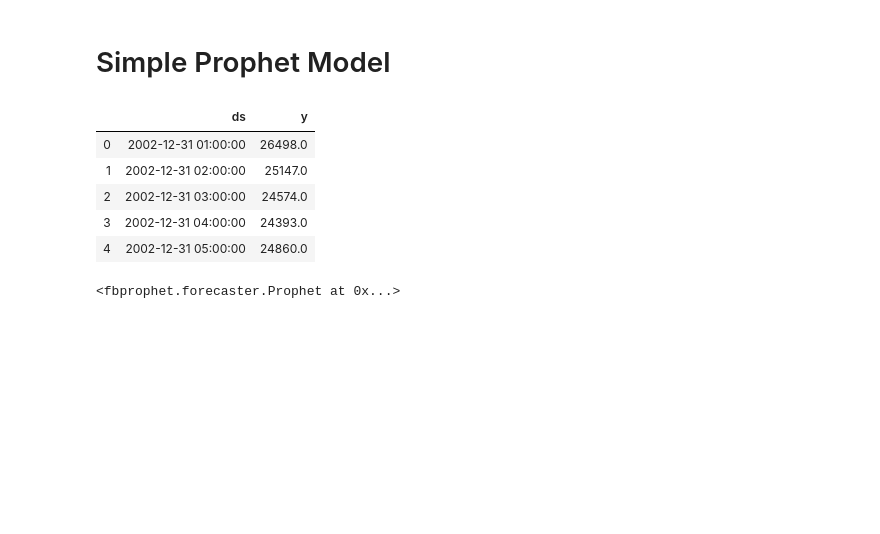
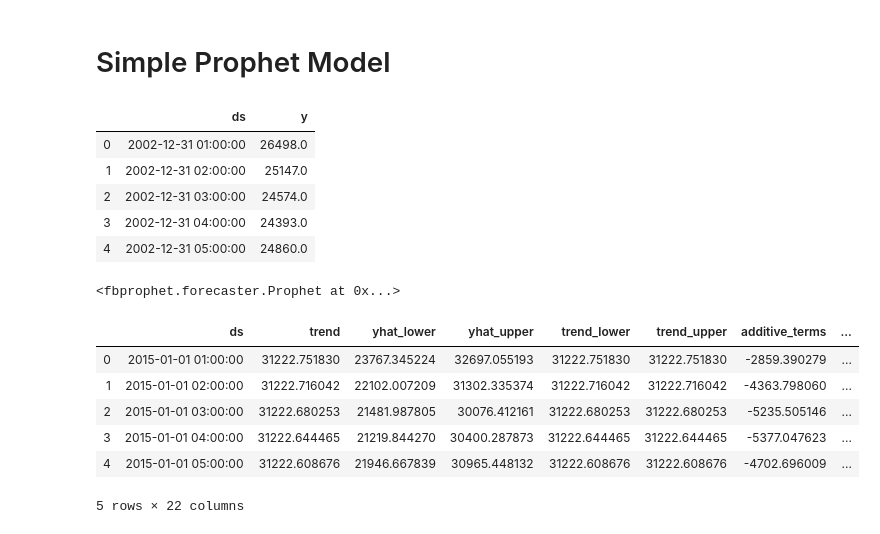
Before and after one commit to ramankgp/Time_Series_Forecast_on_Energy_Consumption, a Jupyter notebook: Time Series Forecast.ipynb, the cells around one changed output. Drawn from its saved outputs; the diff is of its cells as text; code cells hidden in the pictures; blank space fills up the shorter version.

```diff
--- a/Time Series Forecast.ipynb
+++ b/Time Series Forecast.ipynb
@@ -116,3 +116,15 @@ model.fit(pjme_train.reset_index().rename(columns={'Datetime':'ds','PJME_MW':'y'
 # %%
 # Predict on training set with model
 pjme_test_fcst = model.predict(df=pjme_test.reset_index().rename(columns={'Datetime':'ds'}))
+# %%
+pjme_test_fcst.head()
+#Prophet model expects the dataset to be named a specific way.
+#We will rename our dataframe columns before feeding it into the model.
+# %% [output]
+|  | ds | trend | yhat_lower | yhat_upper | trend_lower | trend_upper | additive_terms | ... |
+| 0 | 2015-01-01 01:00:00 | 31222.751830 | 23767.345224 | 32697.055193 | 31222.751830 | 31222.751830 | -2859.390279 | ... |
+| 1 | 2015-01-01 02:00:00 | 31222.716042 | 22102.007209 | 31302.335374 | 31222.716042 | 31222.716042 | -4363.798060 | ... |
+| 2 | 2015-01-01 03:00:00 | 31222.680253 | 21481.987805 | 30076.412161 | 31222.680253 | 31222.680253 | -5235.505146 | ... |
+| 3 | 2015-01-01 04:00:00 | 31222.644465 | 21219.844270 | 30400.287873 | 31222.644465 | 31222.644465 | -5377.047623 | ... |
+| 4 | 2015-01-01 05:00:00 | 31222.608676 | 21946.667839 | 30965.448132 | 31222.608676 | 31222.608676 | -4702.696009 | ... |
+5 rows × 22 columns
```
Also changed, not shown: parts of 1 cell of this notebook.
